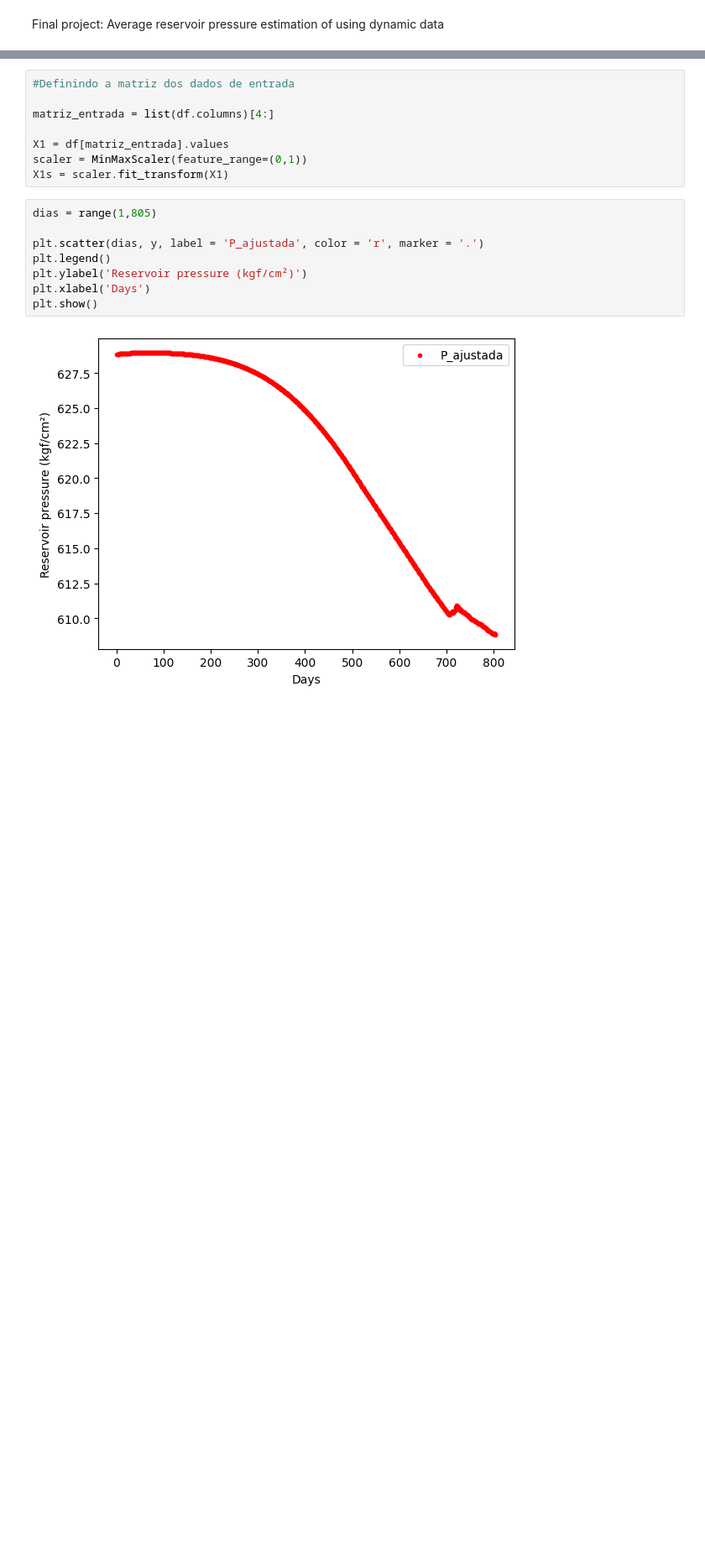
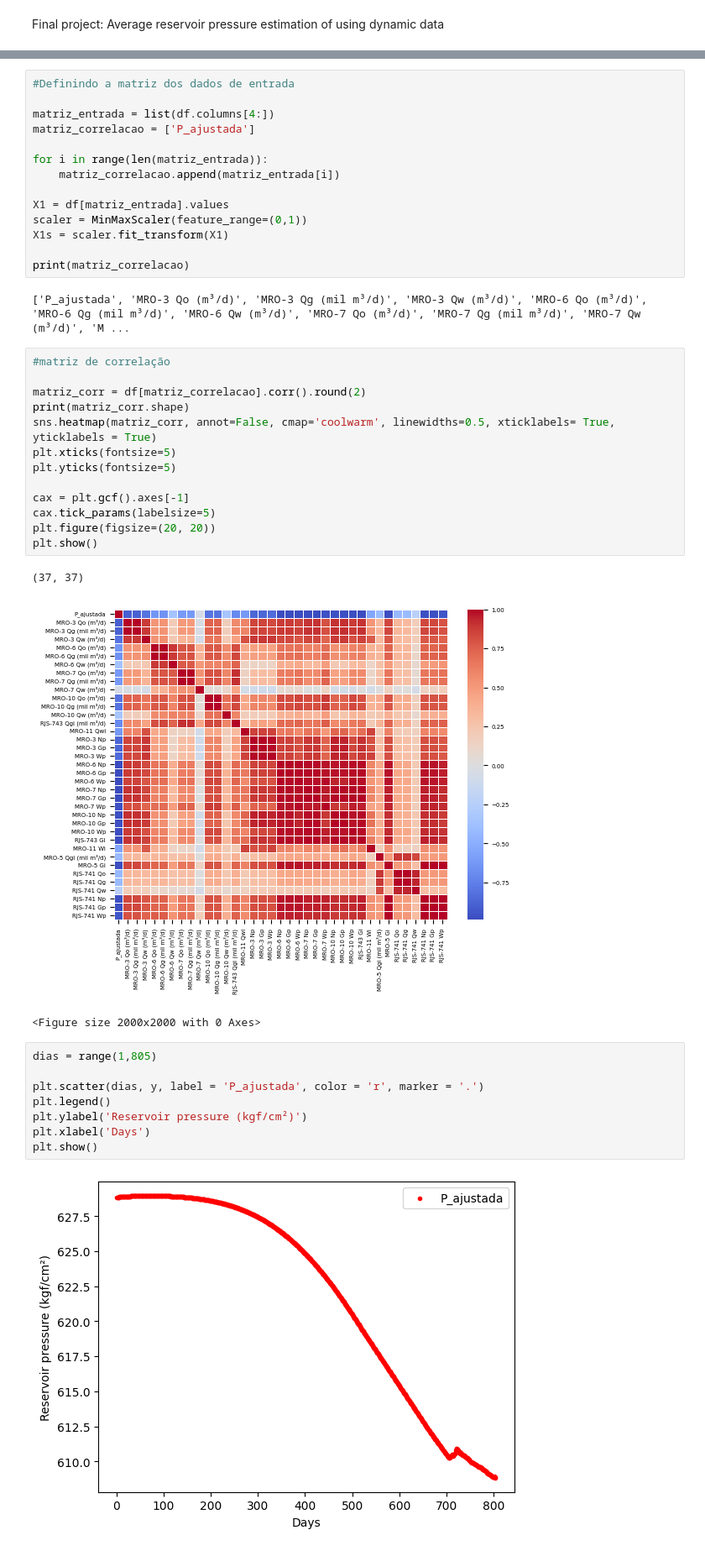
Before and after one commit to ffreitas86/MEC2014, a Jupyter notebook: MEC2014_final_project.ipynb, the cells around one changed output, grey strips where cells are left out. Shown: that part at 84% size. Drawn from its saved outputs; the diff is of its cells as text; blank space fills up the shorter version.

```diff
--- a/MEC2014_final_project.ipynb
+++ b/MEC2014_final_project.ipynb
@@ -35,11 +36,36 @@ df.head()
-# %%
-#Definindo a matriz dos dados de entrada
-
-matriz_entrada = list(df.columns)[4:]
-
-X1 = df[matriz_entrada].values
-scaler = MinMaxScaler(feature_range=(0,1))
-X1s = scaler.fit_transform(X1)
+# %%
+#Definindo a matriz dos dados de entrada
+
+matriz_entrada = list(df.columns[4:])
+matriz_correlacao = ['P_ajustada']
+
+for i in range(len(matriz_entrada)):
+    matriz_correlacao.append(matriz_entrada[i])
+
+X1 = df[matriz_entrada].values
+scaler = MinMaxScaler(feature_range=(0,1))
+X1s = scaler.fit_transform(X1)
+
+print(matriz_correlacao)
+# %% [output]
+['P_ajustada', 'MRO-3 Qo (m³/d)', 'MRO-3 Qg (mil m³/d)', 'MRO-3 Qw (m³/d)', 'MRO-6 Qo (m³/d)', 'MRO-6 Qg (mil m³/d)', 'MRO-6 Qw (m³/d)', 'MRO-7 Qo (m³/d)', 'MRO-7 Qg (mil m³/d)', 'MRO-7 Qw (m³/d)', 'M ...
+# %%
+#matriz de correlação
+
+matriz_corr = df[matriz_correlacao].corr().round(2)
+print(matriz_corr.shape)
+sns.heatmap(matriz_corr, annot=False, cmap='coolwarm', linewidths=0.5, xticklabels= True,  yticklabels = True)
+plt.xticks(fontsize=5)
+plt.yticks(fontsize=5)
+
+cax = plt.gcf().axes[-1]
+cax.tick_params(labelsize=5)
+plt.figure(figsize=(20, 20))
+plt.show()
+# %% [output]
+(37, 37)
+[figure, added]
+<Figure size 2000x2000 with 0 Axes>
 # %%
 dias = range(1,805)
 
```
Also changed, not shown: parts of 2 cells of this notebook.
